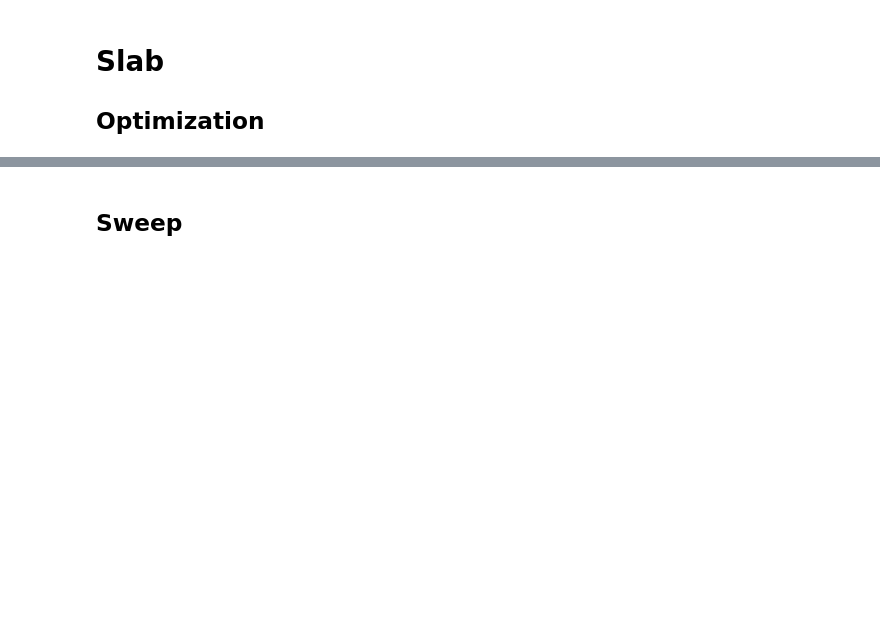
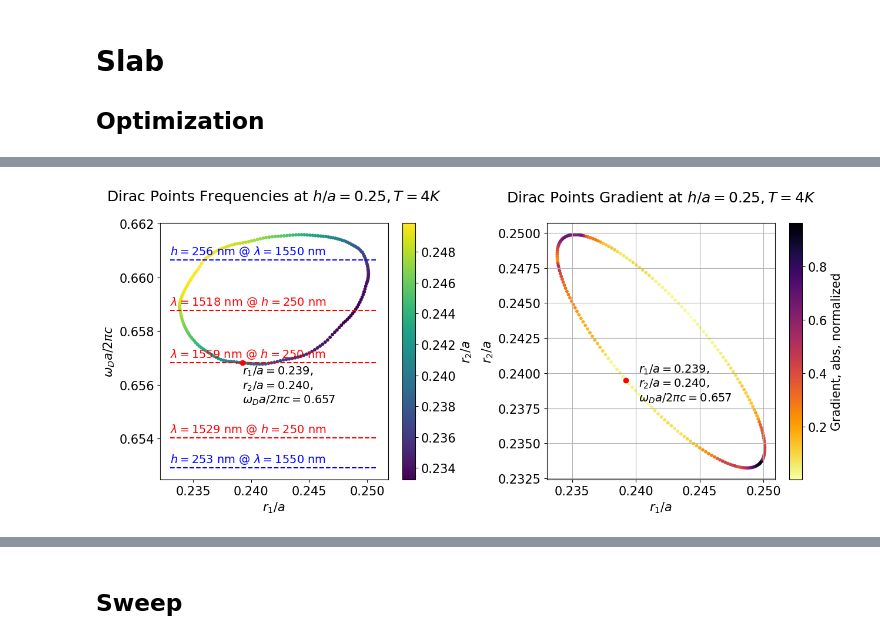
Before and after one commit to enricovallar/phc_nzi, a Jupyter notebook: notebooks/finals/final_c4v.ipynb, the cells around one changed output, grey strips where cells are left out. Cells and saved outputs as stored; diff of their text form; code cells hidden in the pictures; blank space fills up the shorter version.

```diff
--- a/notebooks/finals/final_c4v.ipynb
+++ b/notebooks/finals/final_c4v.ipynb
@@ -834,3 +659,80 @@ for i, h in enumerate(h_array):
+# %%
+lambda0 = 1550
+threshold = 1000
+
+
+
+for i, h in enumerate([0.25]):
+    param2_delim = 0.25 if i >= 1 else 0.24
+    param1_delim = 1    if i >= 1 else 0.24
+    figure_freq_dirac, axes = plt.subplots(1, 2, figsize=(13, 6), constrained_layout=True)
+    plt.sca(axes[0])
+    path_data_opt = os.path.join(data_rooth, f"{name_slab_opt}_p64_h_{h:0.3f}/{name_slab_opt}_p64_h_{h:0.3f}.de.data")
+    analyzer = OptimizationDataAnalyzer(path_data_opt)
+    x, y, f, aa = analyzer.compute_freq_dirac_along_ellipse(threshold=threshold)
+    analyzer.plot_freq_dirac_along_ellipse(threshold=threshold)
+    lams = [   1518, 1529]
+    xlim = plt.xlim()
+    ylim = plt.ylim()
+    h_phy = 250
+    for lam in lams:
+        w_target = h_phy / lam/h
+        if w_target < ylim[1]*1.1 and w_target > ylim[0]*0.9:
+            plt.hlines(w_target, xlim[0], xlim[1], color = "red", linestyle = "--")
+            plt.text(xlim[0], w_target+0.0002, f"$\lambda = {lam:0.0f}$ nm @ $h=250$ nm", color = "red", fontsize=14)
+
+    h_phy_array = [ 253, 256]
+    for h_phy in h_phy_array:
+        w_target = h_phy / lambda0/h
+        if w_target < ylim[1]*1.1 and w_target > ylim[0]*0.9:
+            plt.hlines(w_target, xlim[0], xlim[1], color = "blue", linestyle = "--")
+            plt.text(xlim[0], w_target+0.0002, f"$h = {h_phy:0.0f}$ nm @ $\lambda = 1550$ nm", color = "blue", fontsize=14)
+    plt.title(f"Dirac Points Frequencies at $h/a = {h}, T={T}K$\n")
+    plt.grid()
+    plt.xlabel("$r_1/a$")
+    plt.ylabel("$\omega_{{D}}a/2\pi c$")
+    colorbar = plt.colorbar()
+    colorbar.set_label("$r_2/a$")
+
+
+
+    plt.sca(axes[1])
+    param1, param2, gradient, a= analyzer.compute_gradient_along_ellipse(threshold=threshold)
+    mask = (param2 < param2_delim) & (param1 < param1_delim)
+    param1_lower = param1[mask]
+    param2_lower = param2[mask]
+    gradient_lower = gradient[mask]
+    idx_min = np.argmin(np.abs(gradient_lower))
+    c = analyzer.plot_gradient_along_ellipse(threshold=threshold, abs = True)
+    c.set_label("Gradient, abs, normalized")
+    points = analyzer.get_points_above_treshold(threshold)
+    # plt.scatter(points["r1"], points["r2"], c=1/points["cost"], cmap="viridis",
+    #             norm=colors.LogNorm(vmin=(1/points["cost"]).min(), vmax=(1/points["cost"]).max()))
+    plt.plot(param1_lower[idx_min], param2_lower[idx_min], "ro", label=f"Local Minimum, $r_1/a = {param1_lower[idx_min]:0.3f}$, $r_2/a = {param2_lower[idx_min]:0.3f}$")
+    plt.text(param1_lower[idx_min]+0.001, param2_lower[idx_min]-0.0015, f"$r_1/a = {param1_lower[idx_min]:0.3f}$,\n$r_2/a = {param2_lower[idx_min]:0.3f}$,\n$\omega_Da/2\pi c = {f_lower[idx_min]:0.3f}$", color = "black", fontsize=14)
+    plt.title(f"Dirac Points Gradient at $h/a= {h}, T={T}K$\n")
+    plt.xlabel("$r_1/a$")
+    plt.ylabel("$r_2/a$")
+    plt.grid()
+
+
+
+    plt.sca(axes[0])
+    f_lower = f[mask]
+
+    lam = h_phy/h/f_lower[idx_min]
+
+    plt.hlines(f_lower[idx_min], xlim[0], xlim[1], color = "red", linestyle = "--")
+    plt.text(xlim[0], f_lower[idx_min]+0.0002, f"$\lambda = {lam:0.0f}$ nm @ $h=250$ nm", color = "red", fontsize=14)
+    plt.plot(param1_lower[idx_min], f_lower[idx_min], "ro", label = f"$r_1/a = {param1_lower[idx_min]:0.3f}$,\n $\omega_Da/2\pi c = {f_lower[idx_min]:0.3f}$")
+    plt.text(param1_lower[idx_min], f_lower[idx_min]-0.0015, f"$r_1/a = {param1_lower[idx_min]:0.3f}$,\n$r_2/a = {param2_lower[idx_min]:0.3f}$,\n$\omega_Da/2\pi c = {f_lower[idx_min]:0.3f}$", color = "black", fontsize=14)
+
+    # legend = plt.legend(loc = "upper right") if i == 0 else plt.legend(loc = "lower right")
+
+
+    plt.show()
+# %% [output]
+[figure, added]
 # %%
 r1 = 0.24
 hh = 0.25
```
Also changed, not shown: parts of 9 cells of this notebook, 19 other files.
